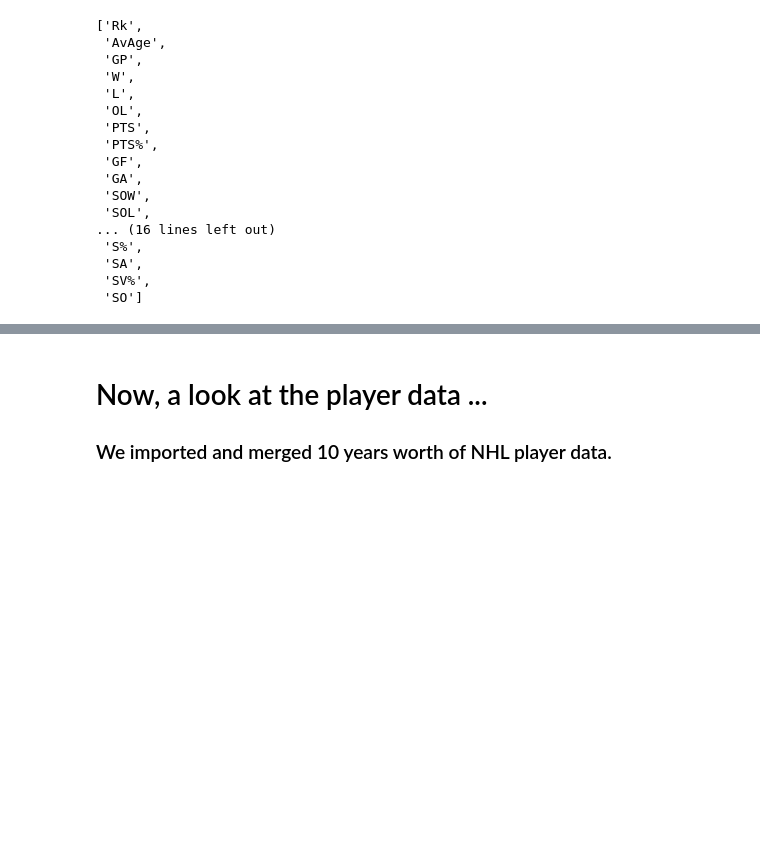
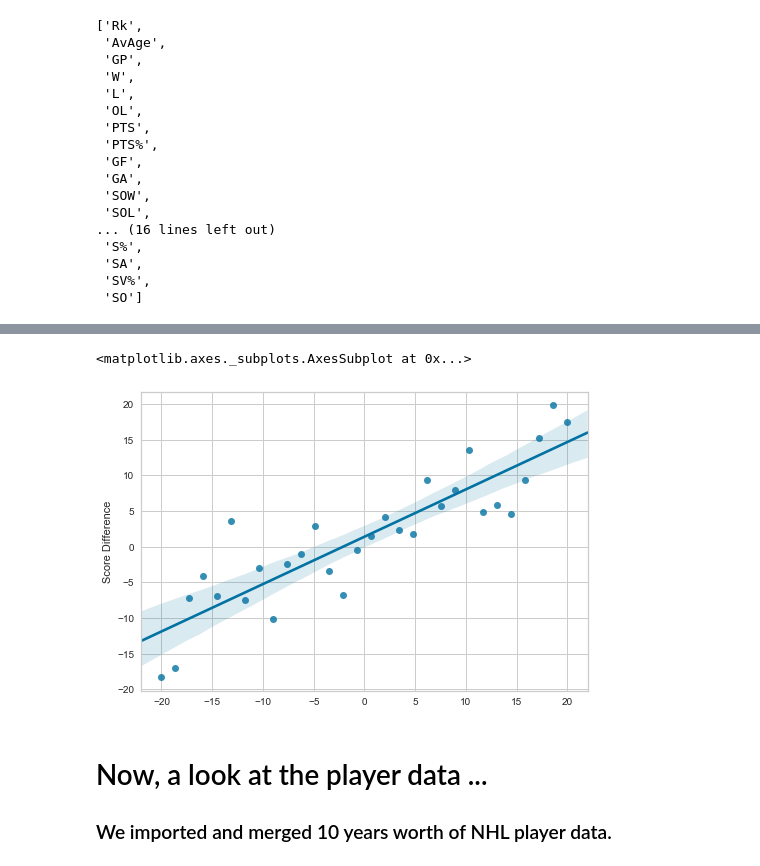
Before and after one commit to knwright/Hard_Refresh, a Jupyter notebook: NHL_Performance_Predictions.ipynb, the cells around one changed output, grey strips where cells are left out. Drawn from its saved outputs; the diff is of its cells as text; code cells hidden in the pictures; blank space fills up the shorter version.

Commit message:
final team additions

```diff
--- a/NHL_Performance_Predictions.ipynb
+++ b/NHL_Performance_Predictions.ipynb
@@ -704,0 +715,6 @@ array([86.90812366])
+# %%
+# Read in 2016 NHL season csv
+season_2016 = pd.read_csv('nhl_season_data/2016.csv')
+
+season_2016_clean = season_2016[['SOS', 'PPA', 'PPOA', 'SV%']]
+season_2016_clean
@@ -704,0 +739,12 @@ array([86.90812366])
+# %%
+# Predict 2016 NHL Season Points
+
+X = season_2016_clean
+y = season_2016['PTS']
+
+for index, row in X.iterrows():
+    X_pred = sc.transform(X)
+    y_pred = model.predict(X_pred)
+    y_pred
+
+print(y_pred)
@@ -704,0 +758,5 @@ array([86.90812366])
+# %%
+team_comparison = pd.DataFrame({'Predicted Scores':y_pred, 'Actual Scores':y})
+team_comparison
+team_comparison['Score Difference'] = y_pred - y
+team_comparison
@@ -705,3 +781,11 @@ array([86.90812366])
+# %%
+x = np.linspace(-20, 20, 30)
+y = team_comparison['Score Difference']
+
+sns.regplot(x,y,)
+# %% [output]
+<matplotlib.axes._subplots.AxesSubplot at 0x...>
+[figure, added]
 # %% [markdown]
 # Now, a look at the player data ...
 
```
Also changed, not shown: parts of 17 cells of this notebook, 1 other file.
